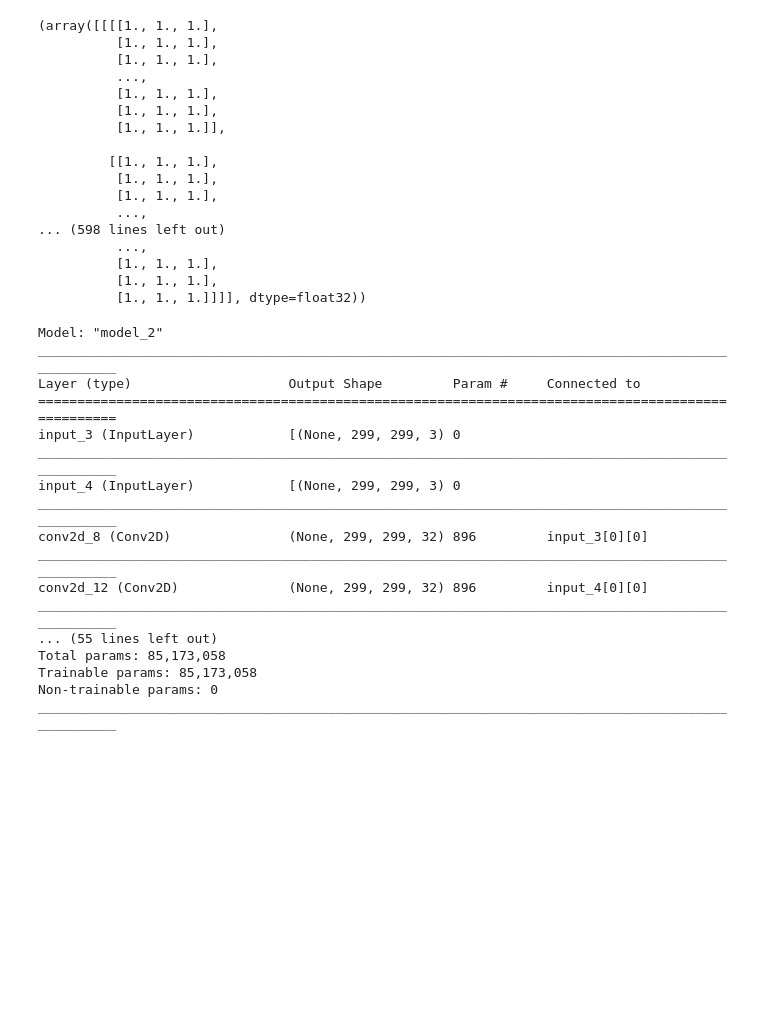
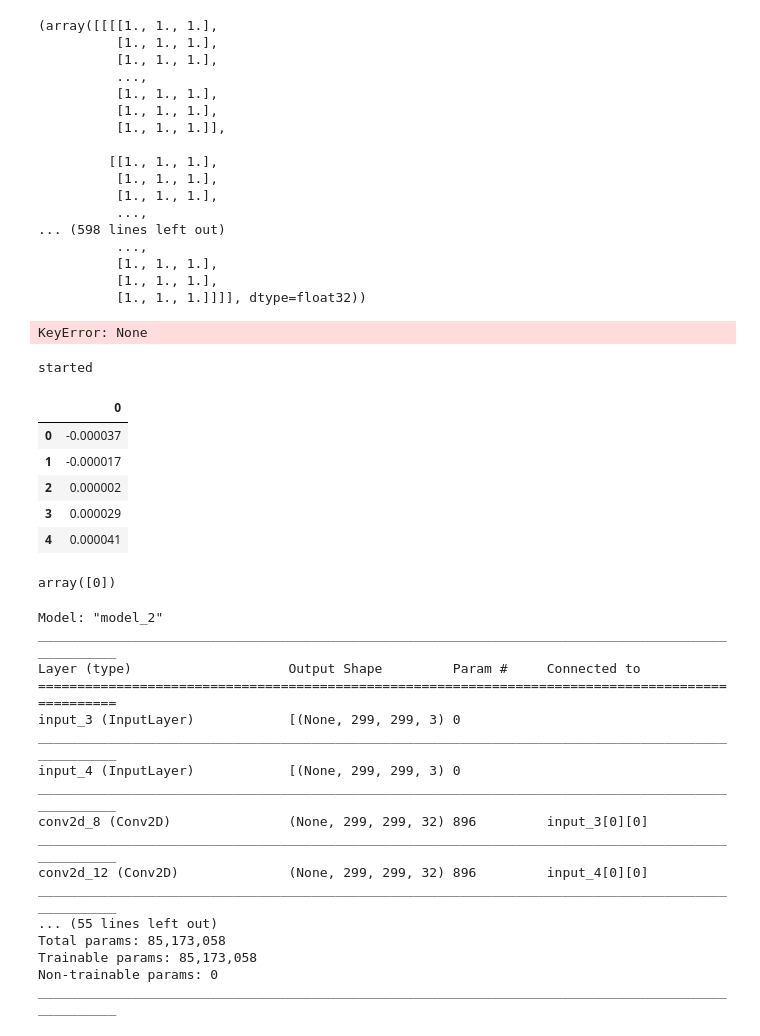
Before and after one commit to nikl1425/DeepLearning_Master, a Jupyter notebook: DataHandling/Køge/playground/model_playground.ipynb, the cells around one changed output. Cells and saved outputs as stored; diff of their text form; code cells hidden in the pictures; blank space fills up the shorter version.

```diff
--- a/DataHandling/Køge/playground/model_playground.ipynb
+++ b/DataHandling/Køge/playground/model_playground.ipynb
@@ -303,0 +307,5 @@ X
+# %%
+min = h[s] if h[s] > 0 and s in t else 3
+min
+# %% [output]
+KeyError: None
@@ -303,0 +690,12 @@ X
+# %%
+print("started")
+sz = pd.read_csv("/Users/niklashjort/Desktop/Notes/Speciale/projects/DataHandling/Køge/foo.csv", index_col=False, header=None)
+sz.head()
+# %% [output]
+started
+|  | 0 |
+| 0 | -0.000037 |
+| 1 | -0.000017 |
+| 2 | 0.000002 |
+| 3 | 0.000029 |
+| 4 | 0.000041 |
@@ -304,3 +705,7 @@ X
+# %%
+np.arange(0, 2001-2000, 500)
+# %% [output]
+array([0])
 # %%
 def create_covn_layers(input_layer):
     input = layers.Conv2D(32, (3,3), padding='same', input_shape=get_img_input_shape(True))(input_layer)
```
Also changed, not shown: parts of 4 cells of this notebook, 9 other files.
